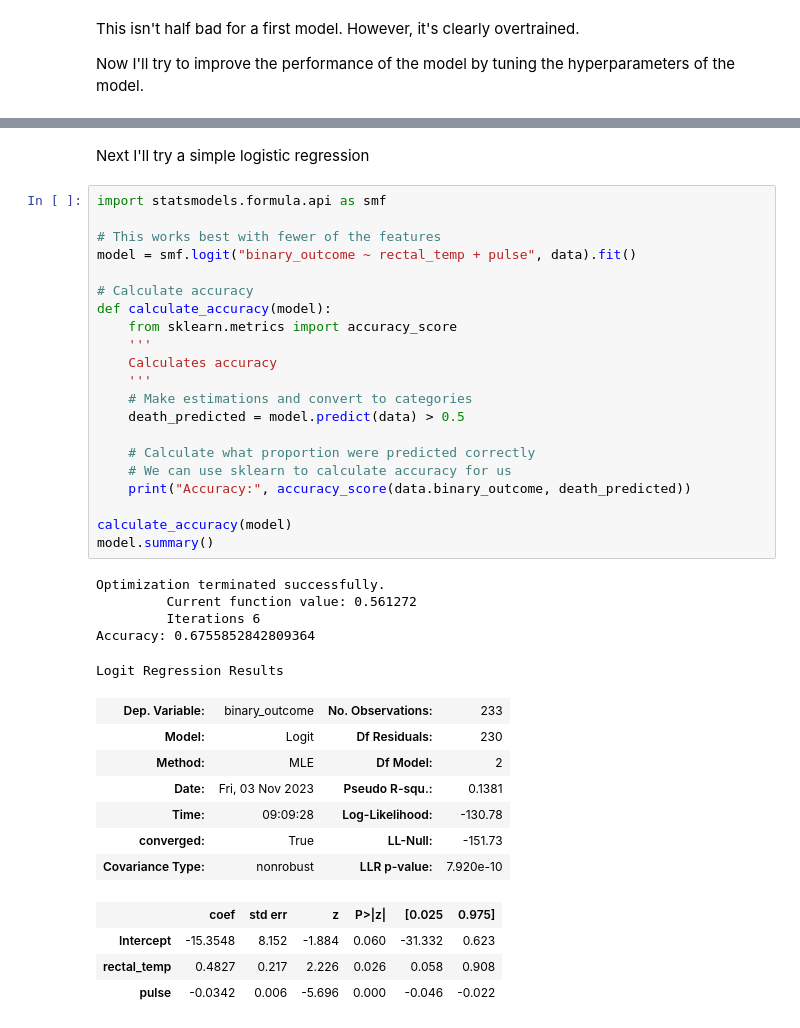
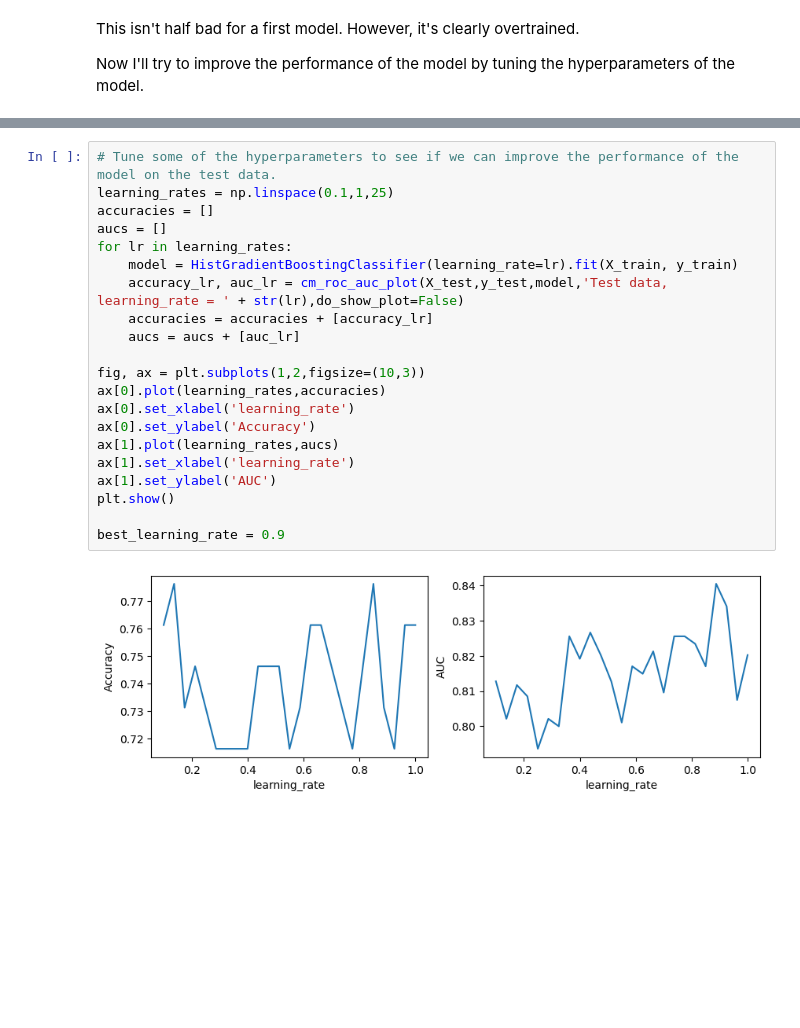
Before and after one commit to csharp14/horse-colic-project, a Jupyter notebook: ColicAnalysis.ipynb, the cells around one changed output, grey strips where cells are left out. Drawn from its saved outputs; the diff is of its cells as text; blank space fills up the shorter version.

```diff
--- a/ColicAnalysis.ipynb
+++ b/ColicAnalysis.ipynb
@@ -346,40 +279,23 @@ weighted avg       0.78      0.78      0.78        67
-# %% [markdown]
-Next I'll try a simple logistic regression
-# %%
-import statsmodels.formula.api as smf
-
-# This works best with fewer of the features
-model = smf.logit("binary_outcome ~ rectal_temp + pulse", data).fit()
-
-# Calculate accuracy
-def calculate_accuracy(model):
-    from sklearn.metrics import accuracy_score
-    '''
-    Calculates accuracy
-    '''
-    # Make estimations and convert to categories
-    death_predicted = model.predict(data) > 0.5
-
-    # Calculate what proportion were predicted correctly
-    # We can use sklearn to calculate accuracy for us
-    print("Accuracy:", accuracy_score(data.binary_outcome, death_predicted))
-
-calculate_accuracy(model)
-model.summary()
-# %% [output]
-Optimization terminated successfully.
-         Current function value: 0.561272
-         Iterations 6
-Accuracy: 0.6755852842809364
-Logit Regression Results
-| Dep. Variable: | binary_outcome | No. Observations: | 233 |
-| Model: | Logit | Df Residuals: | 230 |
-| Method: | MLE | Df Model: | 2 |
-| Date: | Fri, 03 Nov 2023 | Pseudo R-squ.: | 0.1381 |
-| Time: | 09:09:28 | Log-Likelihood: | -130.78 |
-| converged: | True | LL-Null: | -151.73 |
-| Covariance Type: | nonrobust | LLR p-value: | 7.920e-10 |
-|  | coef | std err | z | P>|z| | [0.025 | 0.975] |
-| Intercept | -15.3548 | 8.152 | -1.884 | 0.060 | -31.332 | 0.623 |
-| rectal_temp | 0.4827 | 0.217 | 2.226 | 0.026 | 0.058 | 0.908 |
-| pulse | -0.0342 | 0.006 | -5.696 | 0.000 | -0.046 | -0.022 |
+# %%
+# Tune some of the hyperparameters to see if we can improve the performance of the model on the test data.
+learning_rates = np.linspace(0.1,1,25)
+accuracies = []
+aucs = []
+for lr in learning_rates:
+    model = HistGradientBoostingClassifier(learning_rate=lr).fit(X_train, y_train)
+    accuracy_lr, auc_lr = cm_roc_auc_plot(X_test,y_test,model,'Test data, learning_rate = ' + str(lr),do_show_plot=False)
+    accuracies = accuracies + [accuracy_lr]
+    aucs = aucs + [auc_lr]
+
+fig, ax = plt.subplots(1,2,figsize=(10,3))
+ax[0].plot(learning_rates,accuracies)
+ax[0].set_xlabel('learning_rate')
+ax[0].set_ylabel('Accuracy')
+ax[1].plot(learning_rates,aucs)
+ax[1].set_xlabel('learning_rate')
+ax[1].set_ylabel('AUC')
+plt.show()
+
+best_learning_rate = 0.9
+# %% [output]
+[figure, added]
```
Also changed, not shown: parts of 13 cells of this notebook.
